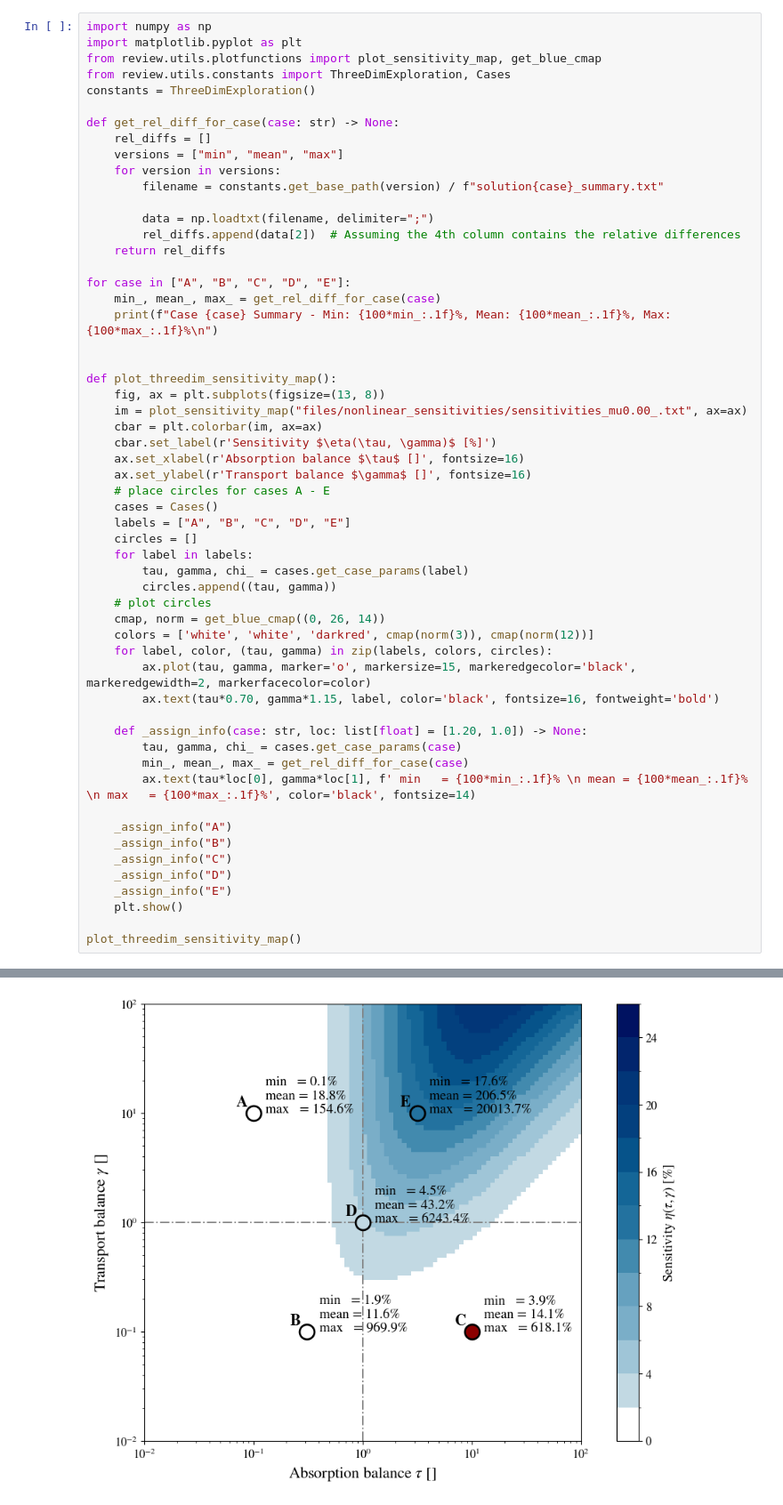
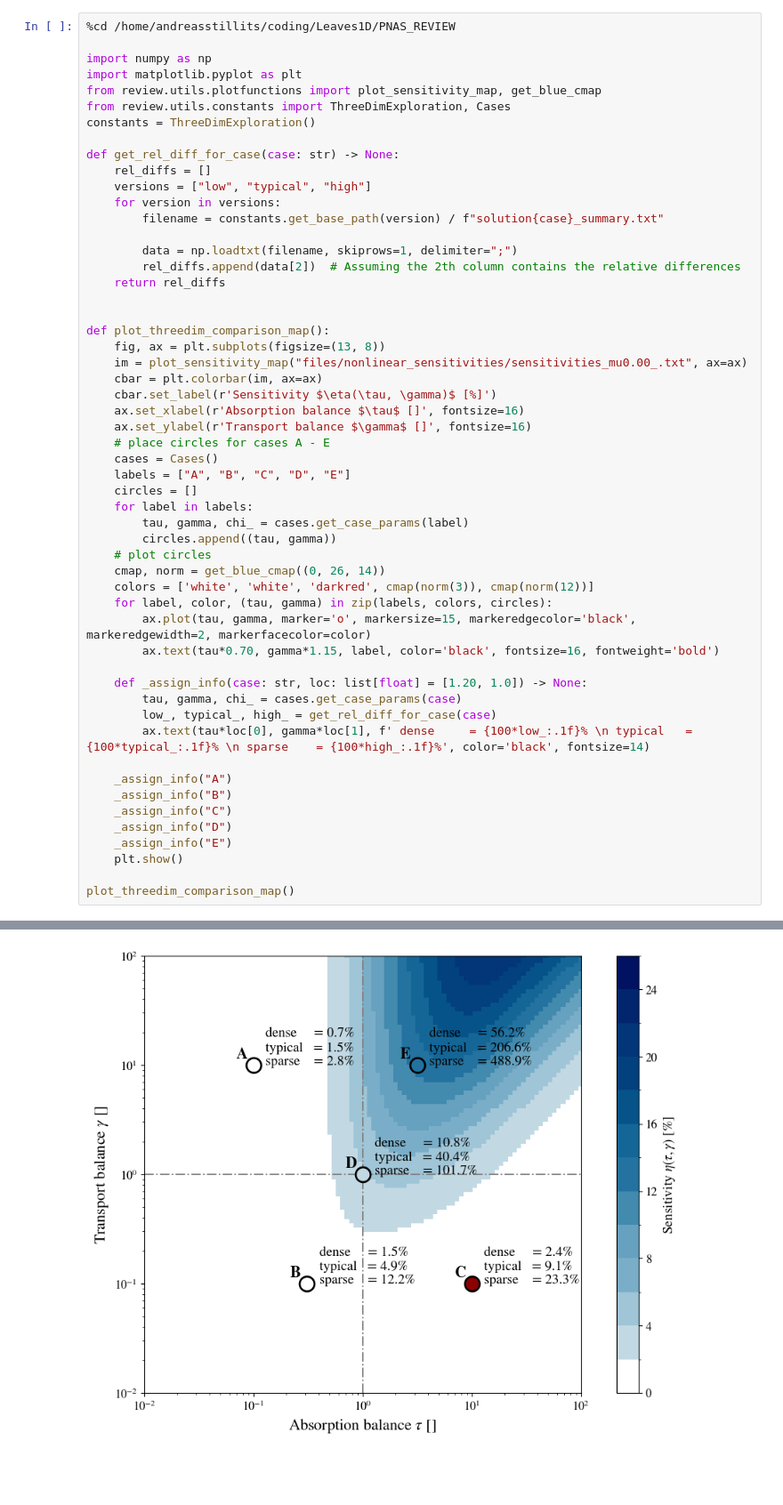
Before and after one commit to andreas-stillits/CarbonFixationModel1D, a Jupyter notebook: PNAS_REVIEW/notebooks/threedim.ipynb, the cells around one changed output, grey strips where cells are left out. Shown: that part at 89% size. Drawn from its saved outputs; the diff is of its cells as text; blank space fills up the shorter version.

Commit message:
Cleaned up comparison scan and implemented mpiscan over 3d sensitivities

```diff
--- a/PNAS_REVIEW/notebooks/threedim.ipynb
+++ b/PNAS_REVIEW/notebooks/threedim.ipynb
@@ -8,6 +8,8 @@ show_mesh("files/meshes/cylinder_low.msh")
 /home/andreasstillits/coding/Leaves1D/PNAS_REVIEW
 X_ChangeProperty: BadValue (integer parameter out of range for operation) 0x0
 # %%
+%cd /home/andreasstillits/coding/Leaves1D/PNAS_REVIEW
+
 import numpy as np
 import matplotlib.pyplot as plt
 from review.utils.plotfunctions import plot_sensitivity_map, get_blue_cmap
@@ -16,20 +18,16 @@ constants = ThreeDimExploration()
 
 def get_rel_diff_for_case(case: str) -> None:
     rel_diffs = []
-    versions = ["min", "mean", "max"]
+    versions = ["low", "typical", "high"]
     for version in versions:
         filename = constants.get_base_path(version) / f"solution{case}_summary.txt"
 
-        data = np.loadtxt(filename, delimiter=";")
-        rel_diffs.append(data[2])  # Assuming the 4th column contains the relative differences
+        data = np.loadtxt(filename, skiprows=1, delimiter=";")
+        rel_diffs.append(data[2])  # Assuming the 2th column contains the relative differences
     return rel_diffs
 
-for case in ["A", "B", "C", "D", "E"]:
-    min_, mean_, max_ = get_rel_diff_for_case(case)
-    print(f"Case {case} Summary - Min: {100*min_:.1f}%, Mean: {100*mean_:.1f}%, Max: {100*max_:.1f}%\n")
 
-
-def plot_threedim_sensitivity_map():
+def plot_threedim_comparison_map():
     fig, ax = plt.subplots(figsize=(13, 8))
     im = plot_sensitivity_map("files/nonlinear_sensitivities/sensitivities_mu0.00_.txt", ax=ax)
     cbar = plt.colorbar(im, ax=ax)
@@ -52,8 +50,8 @@ def plot_threedim_sensitivity_map():
 
     def _assign_info(case: str, loc: list[float] = [1.20, 1.0]) -> None:
         tau, gamma, chi_ = cases.get_case_params(case)
-        min_, mean_, max_ = get_rel_diff_for_case(case)
-        ax.text(tau*loc[0], gamma*loc[1], f' min   = {100*min_:.1f}% \n mean = {100*mean_:.1f}% \n max   = {100*max_:.1f}%', color='black', fontsize=14)
+        low_, typical_, high_ = get_rel_diff_for_case(case)
+        ax.text(tau*loc[0], gamma*loc[1], f' dense     = {100*low_:.1f}% \n typical   = {100*typical_:.1f}% \n sparse    = {100*high_:.1f}%', color='black', fontsize=14)
 
     _assign_info("A")
     _assign_info("B")
@@ -62,5 +60,5 @@ def plot_threedim_sensitivity_map():
     _assign_info("E")
     plt.show()
 
-plot_threedim_sensitivity_map()
+plot_threedim_comparison_map()
 # %% [output]
@@ -76 +66 @@ Case E Summary - Min: 17.6%, Mean: 206.5%, Max: 20013.7%
-[figure, old version]
+[figure, new version]
```
Also changed, not shown: parts of 3 cells of this notebook, 10 other files.
